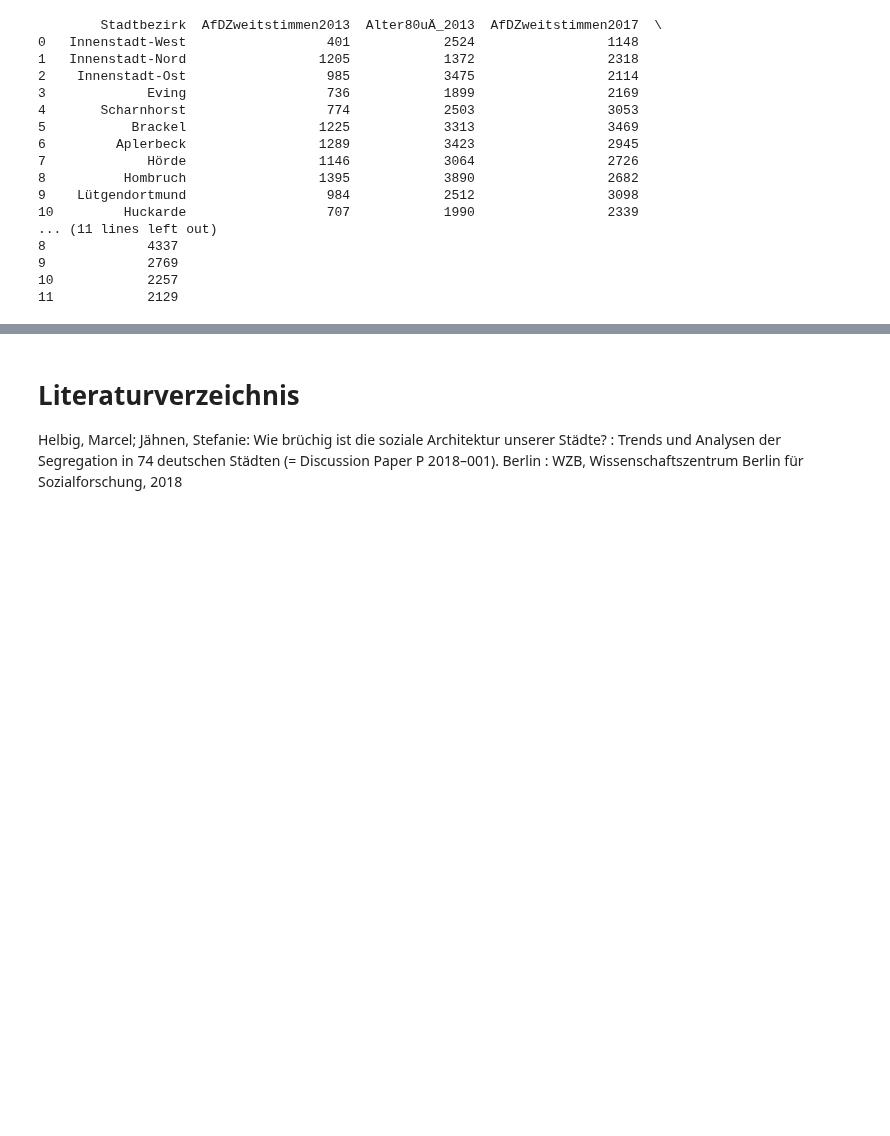
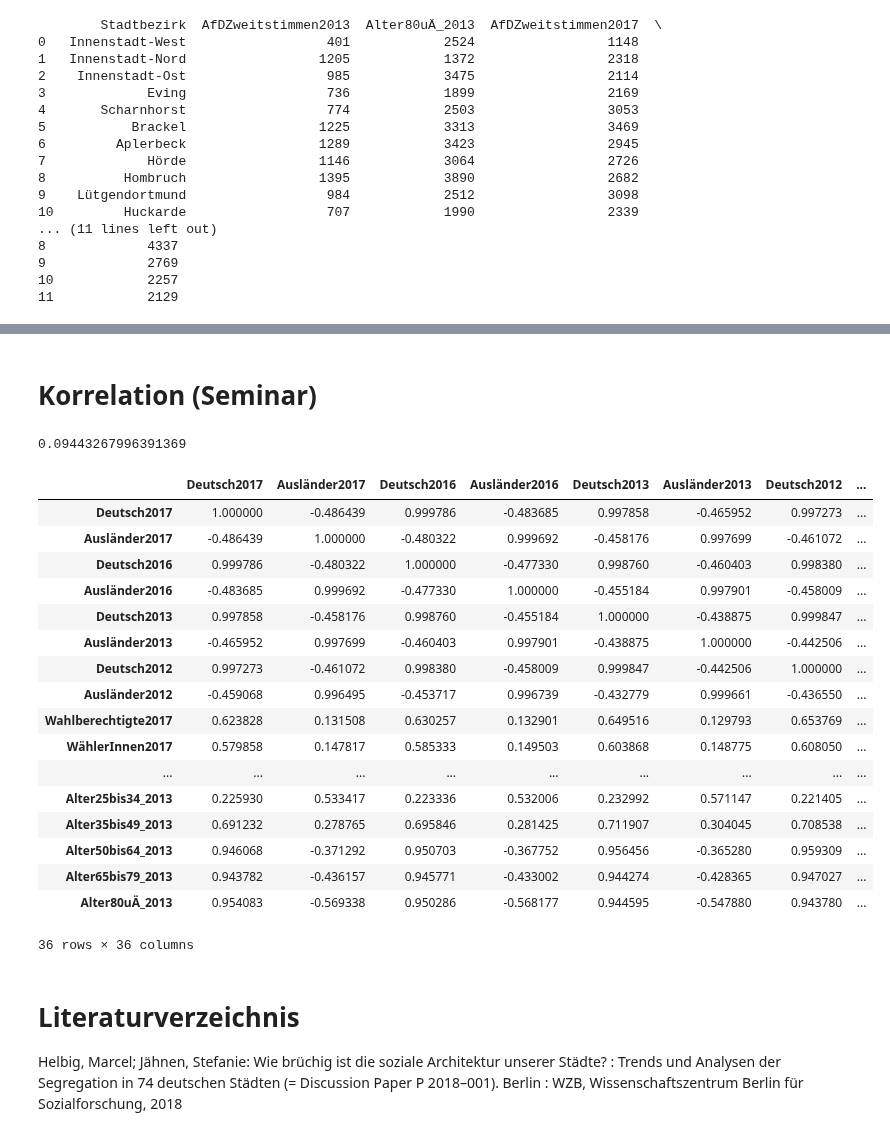
Before and after one commit to tschroeder10961/datascience-urban-segregation, a Jupyter notebook: GruppeB/Bevölkerungsstruktur_AfD-Bundestagswahlergebnisse2017_Dortmund.ipynb, the cells around one changed output, grey strips where cells are left out. Saved outputs shown, nothing was run; the diff lists cells and outputs as text; code cells hidden in the pictures; blank space fills up the shorter version.

```diff
--- a/GruppeB/Bevölkerungsstruktur_AfD-Bundestagswahlergebnisse2017_Dortmund.ipynb
+++ b/GruppeB/Bevölkerungsstruktur_AfD-Bundestagswahlergebnisse2017_Dortmund.ipynb
@@ -247,0 +272,4 @@ print(Dortmund_Alte_Wähler)
+# %%
+import pandas as pd
+DortmundKomplett = pd.read_csv('Forschungsdatensatz_v2.csv')
+print(DortmundKomplett)
@@ -248,3 +294,31 @@ print(Dortmund_Alte_Wähler)
+# %% [markdown]
+# Korrelation (Seminar)
+# %%
+KorrelationAusländerWähler2013 = DortmundKomplett['Ausländer2013'].corr(DortmundKomplett['AfDZweitstimmen2013'])
+print(KorrelationAusländerWähler2013)
+# %% [output]
+0.09443267996391369
+# %%
+DortmundKomplett.corr()
+# %% [output]
+|  | Deutsch2017 | Ausländer2017 | Deutsch2016 | Ausländer2016 | Deutsch2013 | Ausländer2013 | Deutsch2012 | ... |
+| Deutsch2017 | 1.000000 | -0.486439 | 0.999786 | -0.483685 | 0.997858 | -0.465952 | 0.997273 | ... |
+| Ausländer2017 | -0.486439 | 1.000000 | -0.480322 | 0.999692 | -0.458176 | 0.997699 | -0.461072 | ... |
+| Deutsch2016 | 0.999786 | -0.480322 | 1.000000 | -0.477330 | 0.998760 | -0.460403 | 0.998380 | ... |
+| Ausländer2016 | -0.483685 | 0.999692 | -0.477330 | 1.000000 | -0.455184 | 0.997901 | -0.458009 | ... |
+| Deutsch2013 | 0.997858 | -0.458176 | 0.998760 | -0.455184 | 1.000000 | -0.438875 | 0.999847 | ... |
+| Ausländer2013 | -0.465952 | 0.997699 | -0.460403 | 0.997901 | -0.438875 | 1.000000 | -0.442506 | ... |
+| Deutsch2012 | 0.997273 | -0.461072 | 0.998380 | -0.458009 | 0.999847 | -0.442506 | 1.000000 | ... |
+| Ausländer2012 | -0.459068 | 0.996495 | -0.453717 | 0.996739 | -0.432779 | 0.999661 | -0.436550 | ... |
+| Wahlberechtigte2017 | 0.623828 | 0.131508 | 0.630257 | 0.132901 | 0.649516 | 0.129793 | 0.653769 | ... |
+| WählerInnen2017 | 0.579858 | 0.147817 | 0.585333 | 0.149503 | 0.603868 | 0.148775 | 0.608050 | ... |
+| ... | ... | ... | ... | ... | ... | ... | ... | ... |
+| Alter25bis34_2013 | 0.225930 | 0.533417 | 0.223336 | 0.532006 | 0.232992 | 0.571147 | 0.221405 | ... |
+| Alter35bis49_2013 | 0.691232 | 0.278765 | 0.695846 | 0.281425 | 0.711907 | 0.304045 | 0.708538 | ... |
+| Alter50bis64_2013 | 0.946068 | -0.371292 | 0.950703 | -0.367752 | 0.956456 | -0.365280 | 0.959309 | ... |
+| Alter65bis79_2013 | 0.943782 | -0.436157 | 0.945771 | -0.433002 | 0.944274 | -0.428365 | 0.947027 | ... |
+| Alter80uÄ_2013 | 0.954083 | -0.569338 | 0.950286 | -0.568177 | 0.944595 | -0.547880 | 0.943780 | ... |
+36 rows × 36 columns
 # %% [markdown]
 # Literaturverzeichnis
 
```
Also changed, not shown: parts of 5 cells of this notebook.
